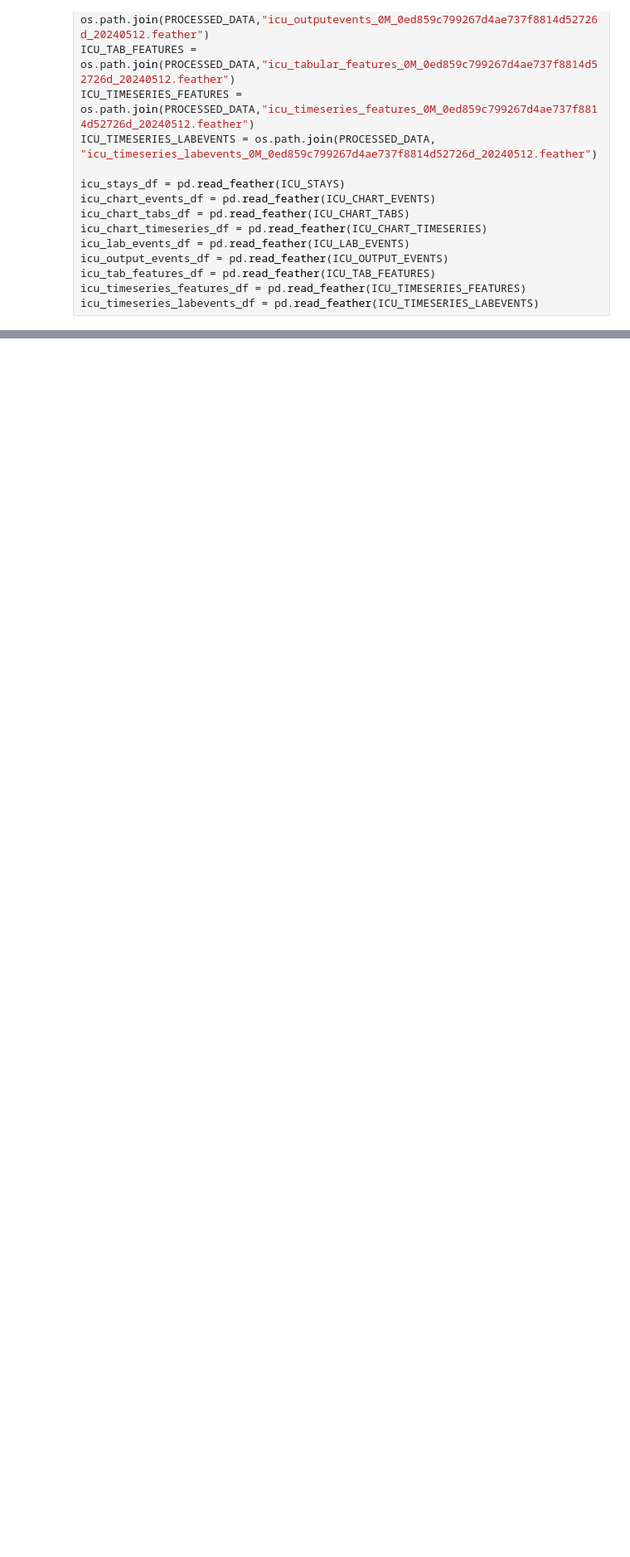
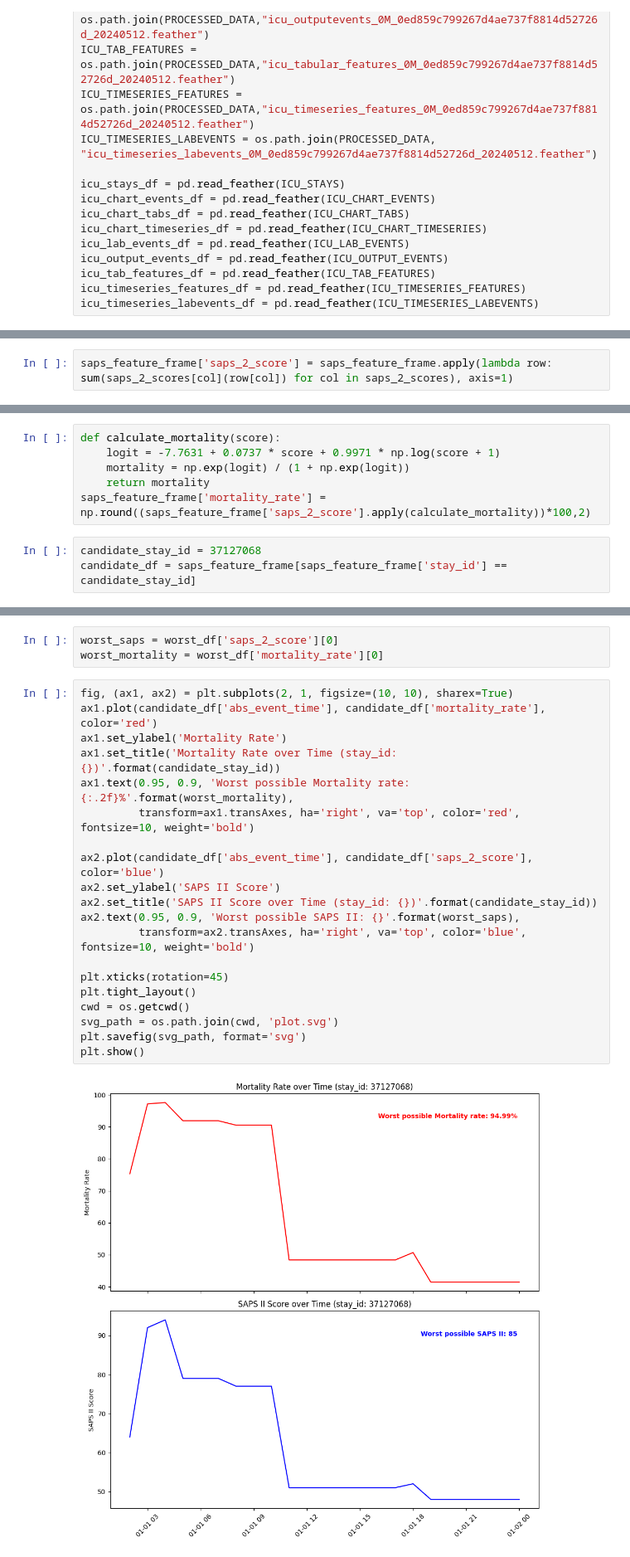
Before and after one commit to Amlan125/Optifox, a Jupyter notebook: reports/SAPS II.ipynb, the cells around one changed output, grey strips where cells are left out. Shown at 83% size. Saved outputs shown, nothing was run; the diff lists cells and outputs as text; blank space fills up the shorter version.

Commit message:
SAPS 2 visualization Added

```diff
--- a/reports/SAPS II.ipynb
+++ b/reports/SAPS II.ipynb
@@ -42,0 +81,2 @@ icu_timeseries_labevents_df = pd.read_feather(ICU_TIMESERIES_LABEVENTS)
+# %%
+saps_feature_frame['saps_2_score'] = saps_feature_frame.apply(lambda row: sum(saps_2_scores[col](row[col]) for col in saps_2_scores), axis=1)
@@ -42,0 +92,9 @@ icu_timeseries_labevents_df = pd.read_feather(ICU_TIMESERIES_LABEVENTS)
+# %%
+def calculate_mortality(score):
+    logit = -7.7631 + 0.0737 * score + 0.9971 * np.log(score + 1)
+    mortality = np.exp(logit) / (1 + np.exp(logit))
+    return mortality
+saps_feature_frame['mortality_rate'] = np.round((saps_feature_frame['saps_2_score'].apply(calculate_mortality))*100,2)
+# %%
+candidate_stay_id = 37127068
+candidate_df = saps_feature_frame[saps_feature_frame['stay_id'] == candidate_stay_id]
@@ -42,0 +129,25 @@ icu_timeseries_labevents_df = pd.read_feather(ICU_TIMESERIES_LABEVENTS)
+# %%
+worst_saps = worst_df['saps_2_score'][0]
+worst_mortality = worst_df['mortality_rate'][0]
+# %%
+fig, (ax1, ax2) = plt.subplots(2, 1, figsize=(10, 10), sharex=True)
+ax1.plot(candidate_df['abs_event_time'], candidate_df['mortality_rate'], color='red')
+ax1.set_ylabel('Mortality Rate')
+ax1.set_title('Mortality Rate over Time (stay_id: {})'.format(candidate_stay_id))
+ax1.text(0.95, 0.9, 'Worst possible Mortality rate: {:.2f}%'.format(worst_mortality),
+         transform=ax1.transAxes, ha='right', va='top', color='red', fontsize=10, weight='bold')
+
+ax2.plot(candidate_df['abs_event_time'], candidate_df['saps_2_score'], color='blue')
+ax2.set_ylabel('SAPS II Score')
+ax2.set_title('SAPS II Score over Time (stay_id: {})'.format(candidate_stay_id))
+ax2.text(0.95, 0.9, 'Worst possible SAPS II: {}'.format(worst_saps),
+         transform=ax2.transAxes, ha='right', va='top', color='blue', fontsize=10, weight='bold')
+
+plt.xticks(rotation=45)
+plt.tight_layout()
+cwd = os.getcwd()
+svg_path = os.path.join(cwd, 'plot.svg')
+plt.savefig(svg_path, format='svg')
+plt.show()
+# %% [output]
+[figure, added]
```
Also changed, not shown: parts of 10 cells of this notebook, 1 other file.
